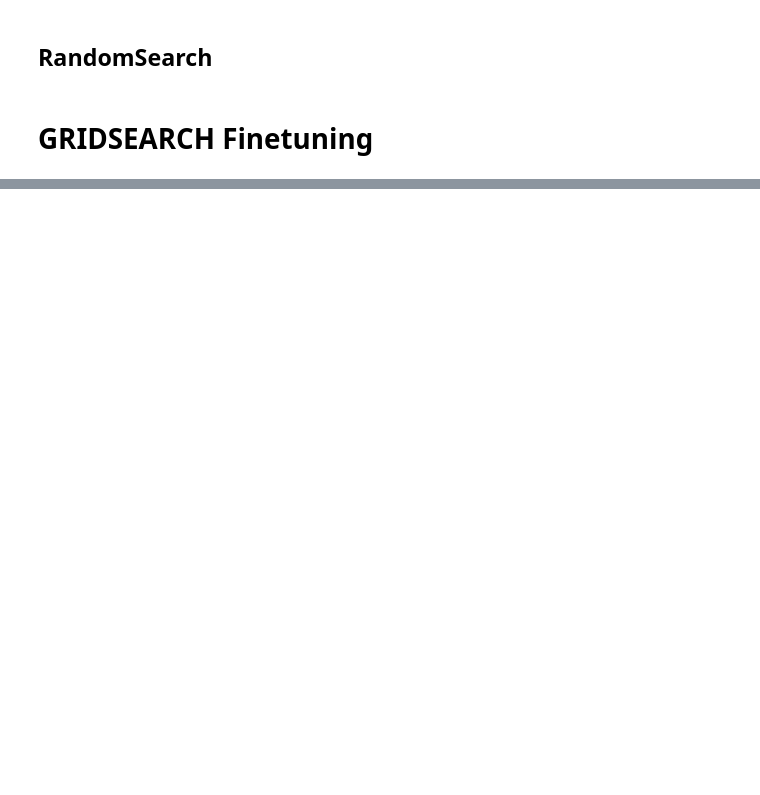
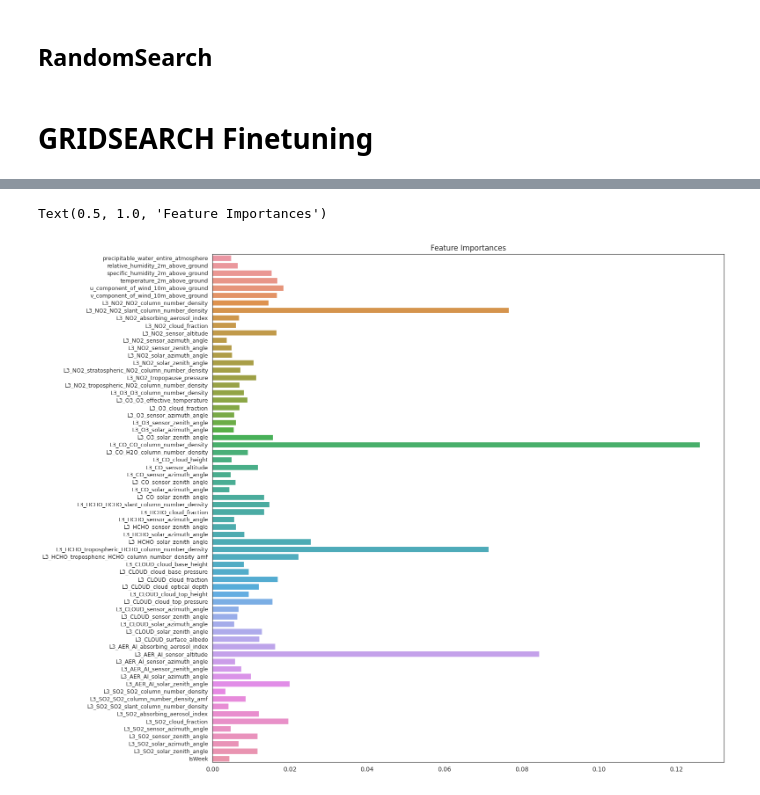
Before and after one commit to Maximilian2509/ds-AirPollution, a Jupyter notebook: model1.ipynb, the cells around one changed output, grey strips where cells are left out. Drawn from its saved outputs; the diff is of its cells as text; code cells hidden in the pictures; blank space fills up the shorter version.

```diff
--- a/model1.ipynb
+++ b/model1.ipynb
@@ -172,20 +230,20 @@ print(f"train: RMSE: {rmse:.2f}, MAE: {mae:.2f}, R²: {r2:.3f}")
 # %% [markdown]
 # GRIDSEARCH Finetuning
 # %%
-# GRIDSEARCH
+#GRIDSEARCH
 
-# param_xgbreg_grid = {
-#               'xgbreg__n_estimators': [50],
-#               'xgbreg__learning_rate': [0.1],
-#               'xgbreg__max_depth': [10],
-#               'xgbreg__colsample_bytree': [ 0.8],
-#               'xgbreg__gamma': [5],
-#               'xgbreg__reg_alpha': [0],
-#               'xgbreg__reg_lambda': [10]
-#             }
+param_xgbreg_grid = {
+              'xgbreg__n_estimators': [50],
+              'xgbreg__learning_rate': [0.1],
+              'xgbreg__max_depth': [10],
+              'xgbreg__colsample_bytree': [0.8],
+              'xgbreg__gamma': [5],
+              'xgbreg__reg_alpha': [0],
+              'xgbreg__reg_lambda': [10]
+            }
 
-# grid_search_xbreg = GridSearchCV(pipe_xgbreg, param_grid=param_xgbreg_grid, cv=5, scoring='neg_mean_absolute_error',
-#                            verbose=1, n_jobs=-1)
+grid_search_xbreg = GridSearchCV(pipe_xgbreg, param_grid=param_xgbreg_grid, cv=5, scoring='neg_mean_absolute_error',
+                           verbose=1, n_jobs=-1)
 
-# grid_search_xbreg.fit(X_train, y_train)
-# grid_search_xbreg.best_params_, grid_search_xbreg.best_score_
+grid_search_xbreg.fit(X_train, y_train)
+grid_search_xbreg.best_params_, grid_search_xbreg.best_score_
@@ -198,0 +299,10 @@ print(f"train: RMSE: {rmse:.2f}, MAE: {mae:.2f}, R²: {r2:.3f}")
+# %%
+reg = best_model.named_steps['xgbreg']
+importances = reg.feature_importances_
+feature_names = X_test.columns
+# Visualize
+sns.barplot(x=importances, y=feature_names)
+plt.title("Feature Importances")
+# %% [output]
+Text(0.5, 1.0, 'Feature Importances')
+[figure, added]
```
Also changed, not shown: parts of 14 cells of this notebook.
